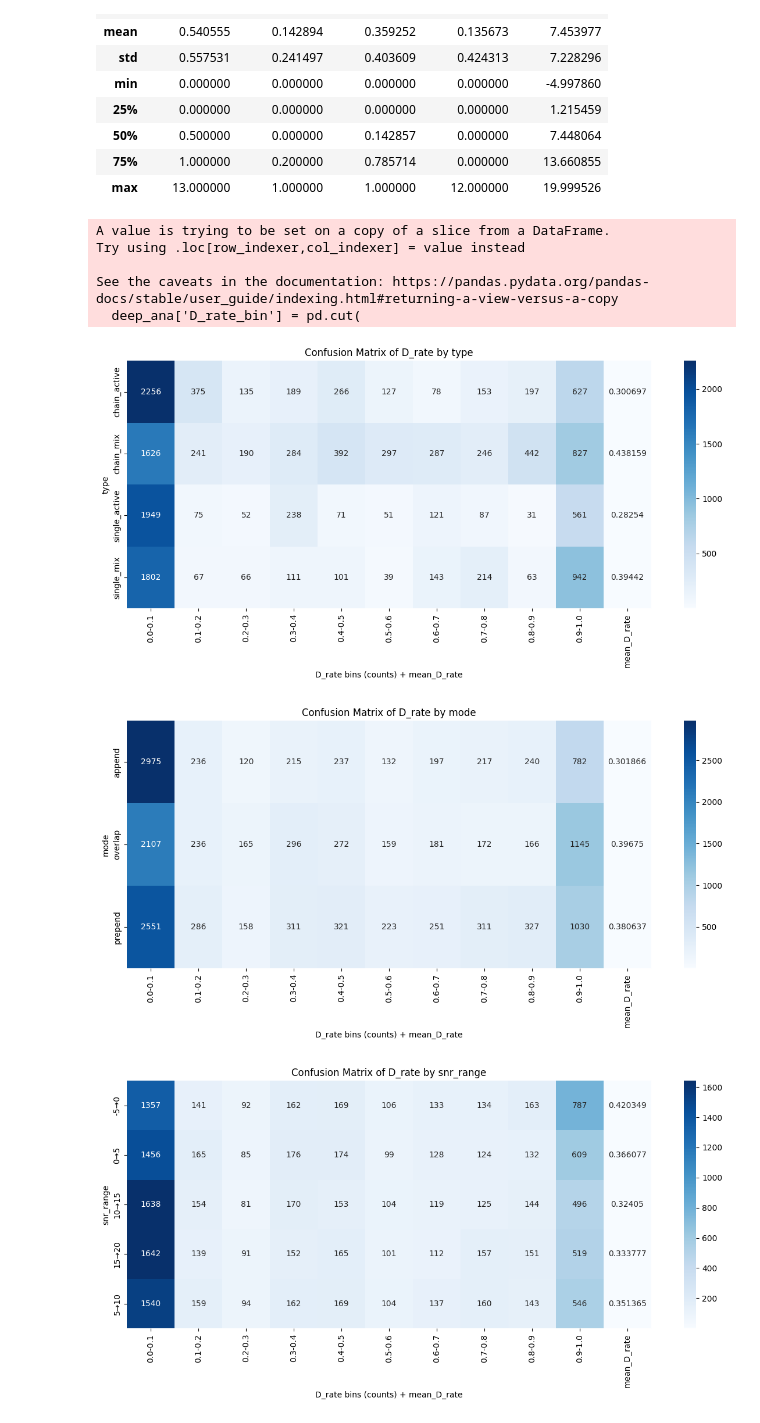
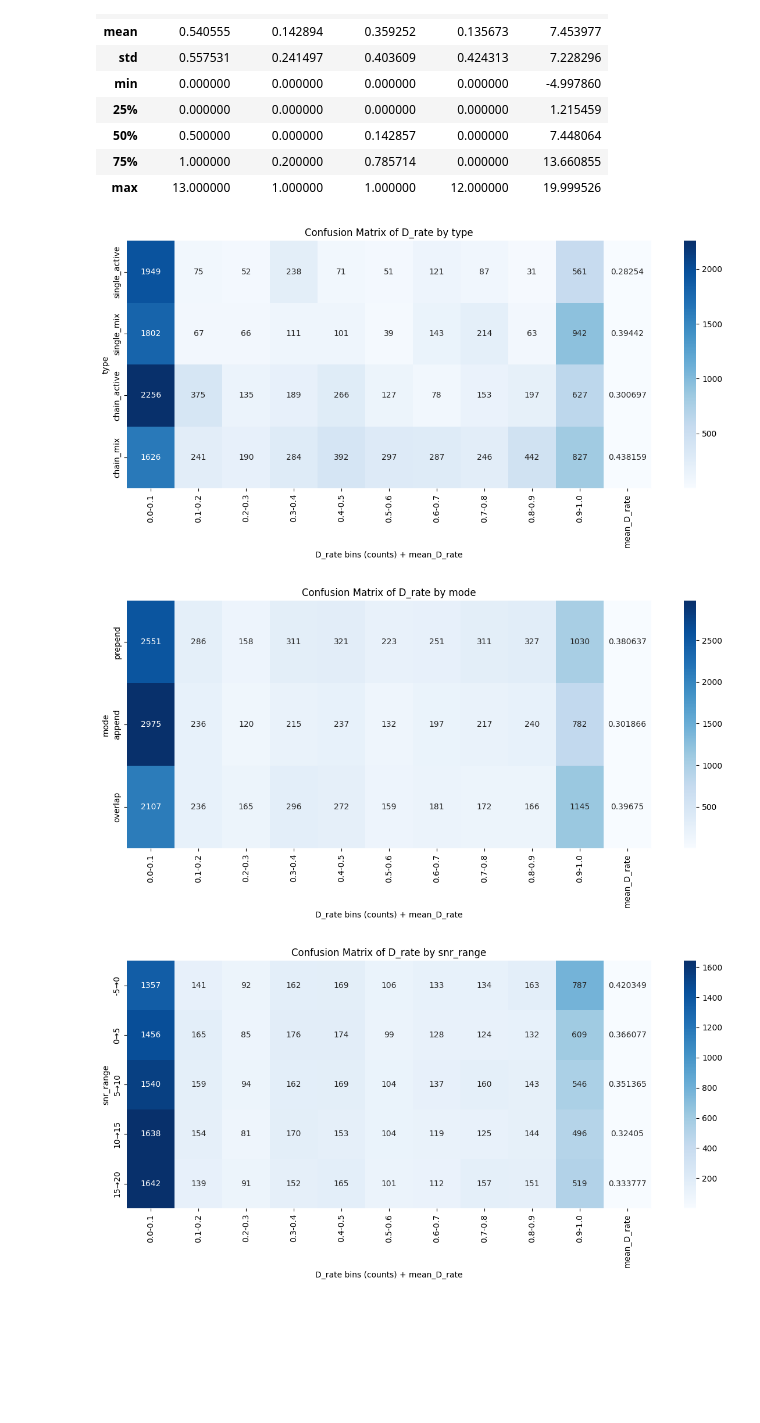
Before and after one commit to dungdt-infopstats/Device-Directed-Speech-Segmentation, a Jupyter notebook: notebooks/WER_Analysis.ipynb, the cells around one changed output. Saved outputs shown, nothing was run; the diff lists cells and outputs as text; code cells hidden in the pictures; blank space fills up the shorter version.

Commit message:
update result order

```diff
--- a/notebooks/WER_Analysis.ipynb
+++ b/notebooks/WER_Analysis.ipynb
@@ -198,45 +198,52 @@ import matplotlib.pyplot as plt
 import numpy as np
 
 # --- giả sử deep_ana đã tồn tại ---
+deep_ana = df_wer_new.copy()   # tránh SettingWithCopyWarning
+
 # Chia D_rate thành 10 bins từ 0 đến 1
 bins = np.linspace(0, 1, 11)  # 0, 0.1, ..., 1.0
 labels = [f"{round(bins[i],1)}-{round(bins[i+1],1)}" for i in range(len(bins)-1)]
 
-deep_ana['D_rate_bin'] = pd.cut(
+deep_ana.loc[:, 'D_rate_bin'] = pd.cut(
     deep_ana['D_rate'], bins=bins, labels=labels, include_lowest=True
 )
+
+# --- Config thứ tự category ---
+TYPE_ORDER = ["single_active", "single_mix", "chain_active", "chain_mix", "non_active"]
+MODE_ORDER = ["prepend", "append", "overlap"]
+SNR_ORDER  = ["-5→0", "0→5", "5→10", "10→15", "15→20"]
+
+# ép cột thành categorical để giữ đúng thứ tự
+deep_ana['type'] = pd.Categorical(deep_ana['type'], categories=TYPE_ORDER, ordered=True)
+deep_ana['mode'] = pd.Categorical(deep_ana['mode'], categories=MODE_ORDER, ordered=True)
+deep_ana['snr_range'] = pd.Categorical(deep_ana['snr_range'], categories=SNR_ORDER, ordered=True)
 
 # --- Tạo confusion matrix + mean ---
 def make_matrix(df, group_col):
     cm = pd.crosstab(df[group_col], df['D_rate_bin'])        # count
     mean_vals = df.groupby(group_col)['D_rate'].mean()       # mean
     cm['mean_D_rate'] = mean_vals                            # thêm cột mean
     return cm
 
 cm_type = make_matrix(deep_ana, 'type')
 cm_mode = make_matrix(deep_ana, 'mode')
 cm_snr  = make_matrix(deep_ana, 'snr_range')
 
 # --- Plot function ---
 def plot_heatmap(df, title):
     plt.figure(figsize=(12, 6))
     sns.heatmap(df, annot=True, fmt="g", cmap="Blues")
     plt.title(title)
     plt.ylabel(df.index.name)
     plt.xlabel("D_rate bins (counts) + mean_D_rate")
     plt.tight_layout()
     plt.show()
 
 # --- Vẽ heatmap ---
 plot_heatmap(cm_type, "Confusion Matrix of D_rate by type")
 plot_heatmap(cm_mode, "Confusion Matrix of D_rate by mode")
 plot_heatmap(cm_snr, "Confusion Matrix of D_rate by snr_range")
 # %% [output]
-A value is trying to be set on a copy of a slice from a DataFrame.
-Try using .loc[row_indexer,col_indexer] = value instead
-
-See the caveats in the documentation: https://pandas.pydata.org/pandas-docs/stable/user_guide/indexing.html#returning-a-view-versus-a-copy
-  deep_ana['D_rate_bin'] = pd.cut(
-[figure, old version]
+[figure, new version]
-[figure, old version]
+[figure, new version]
 [figure]
```
